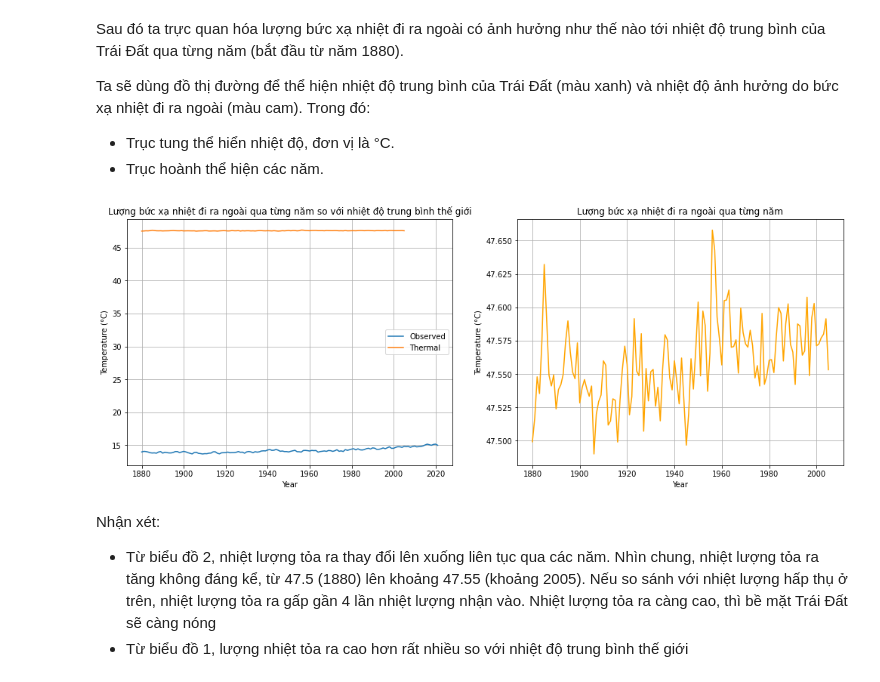
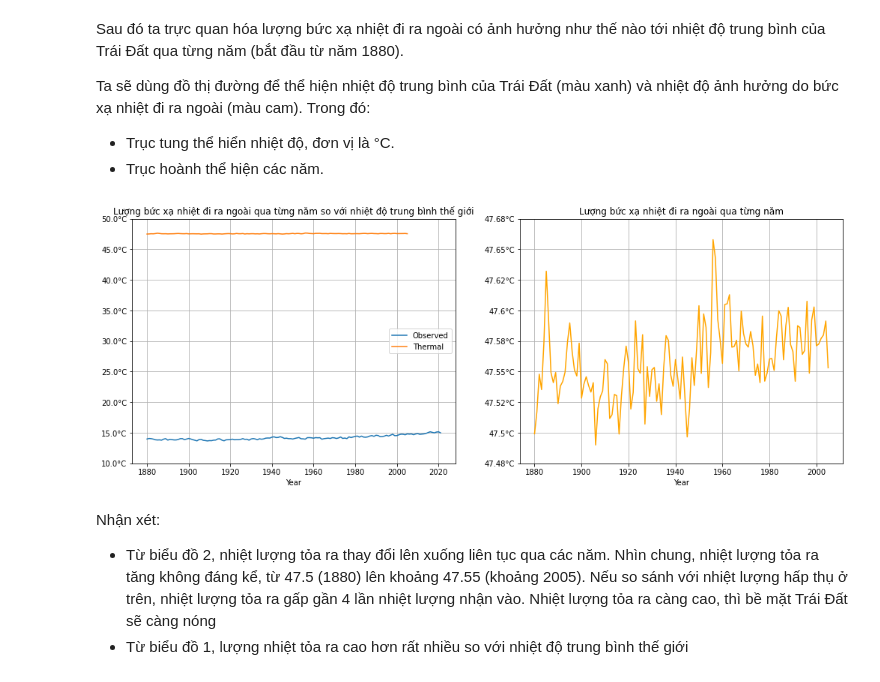
Before and after one commit to vt-khang/DA_ClimateModel, a Jupyter notebook: DA_ClimateModel.ipynb, the cells around one changed output. Cells and saved outputs as stored; diff of their text form; code cells hidden in the pictures.

```diff
--- a/DA_ClimateModel.ipynb
+++ b/DA_ClimateModel.ipynb
@@ -13,6 +13,12 @@ import types
 import pandas as pd
 import numpy as np
 import matplotlib.pyplot as plt
+# %%
+def prettify_temp_labels(ax):
+    yticks = ax.get_yticks()
+    ax.set_yticks(yticks)
+    trunc_labels = [f'{round(yt,2)}°C' for yt in yticks]
+    ax.set_yticklabels(trunc_labels)
 # %% [markdown]
 # DỮ LIỆU
 # %%
@@ -136,16 +143,18 @@ Ta sẽ dùng đồ thị đường để thể hiện nhiệt độ trung bình
 # %%
 fig, ax = plt.subplots(1,2, figsize = (17, 6))
 ax[0].plot(temp_df['No_Smoothing'])
 ax[0].plot(forcings_df['Thermal'].loc[1880:])
 ax[0].legend(['Observed', 'Thermal'])
 ax[0].grid()
-ax[0].set(xlabel = 'Year', ylabel = 'Temperature (°C)', title = 'Lượng bức xạ nhiệt đi ra ngoài qua từng năm so với nhiệt độ trung bình thế giới')
+ax[0].set(xlabel = 'Year', title = 'Lượng bức xạ nhiệt đi ra ngoài qua từng năm so với nhiệt độ trung bình thế giới')
+prettify_temp_labels(ax[0])
 
 ax[1].plot(forcings_df['Thermal'].loc[1880:], color='orange')
-ax[1].set(xlabel = 'Year', ylabel = 'Temperature (°C)', title = 'Lượng bức xạ nhiệt đi ra ngoài qua từng năm')
+ax[1].set(xlabel = 'Year', title = 'Lượng bức xạ nhiệt đi ra ngoài qua từng năm')
+prettify_temp_labels(ax[1])
 ax[1].grid();
 # %% [output]
-[figure, old version]
+[figure, new version]
 # %% [markdown]
 Nhận xét:
 - Từ biểu đồ 2, nhiệt lượng tỏa ra thay đổi lên xuống liên tục qua các năm. Nhìn chung, nhiệt lượng tỏa ra tăng không đáng kể, từ 47.5 (1880) lên khoảng 47.55 (khoảng 2005). Nếu so sánh với nhiệt lượng hấp thụ ở trên, nhiệt lượng tỏa ra gấp gần 4 lần nhiệt lượng nhận vào. Nhiệt lượng tỏa ra càng cao, thì bề mặt Trái Đất sẽ càng nóng
```
Also changed, not shown: parts of 3 cells of this notebook, 1 other file.
